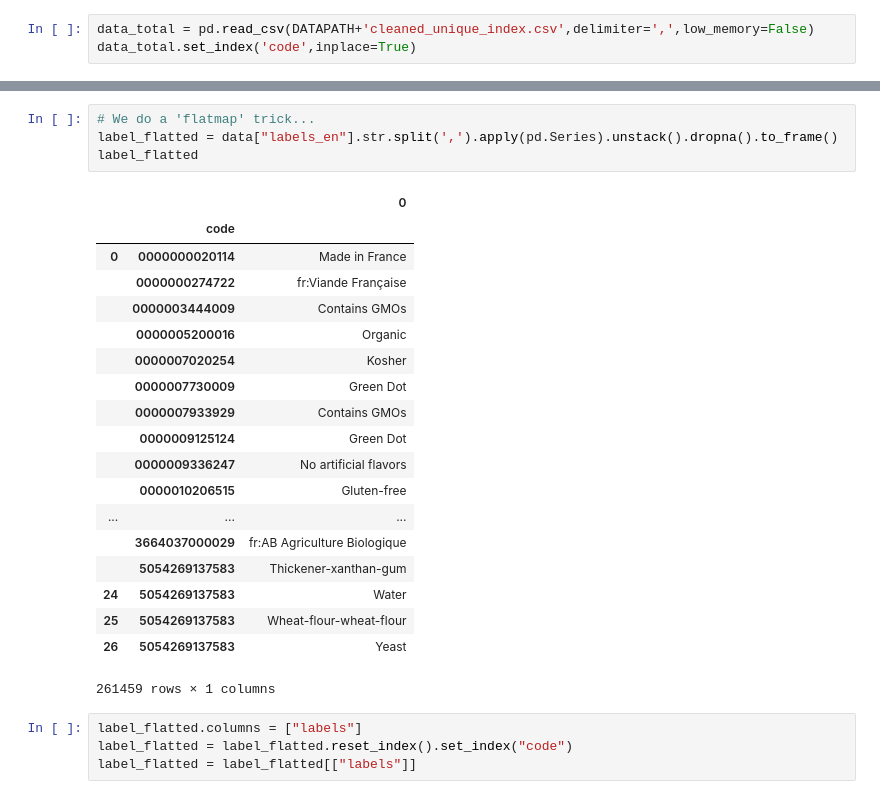
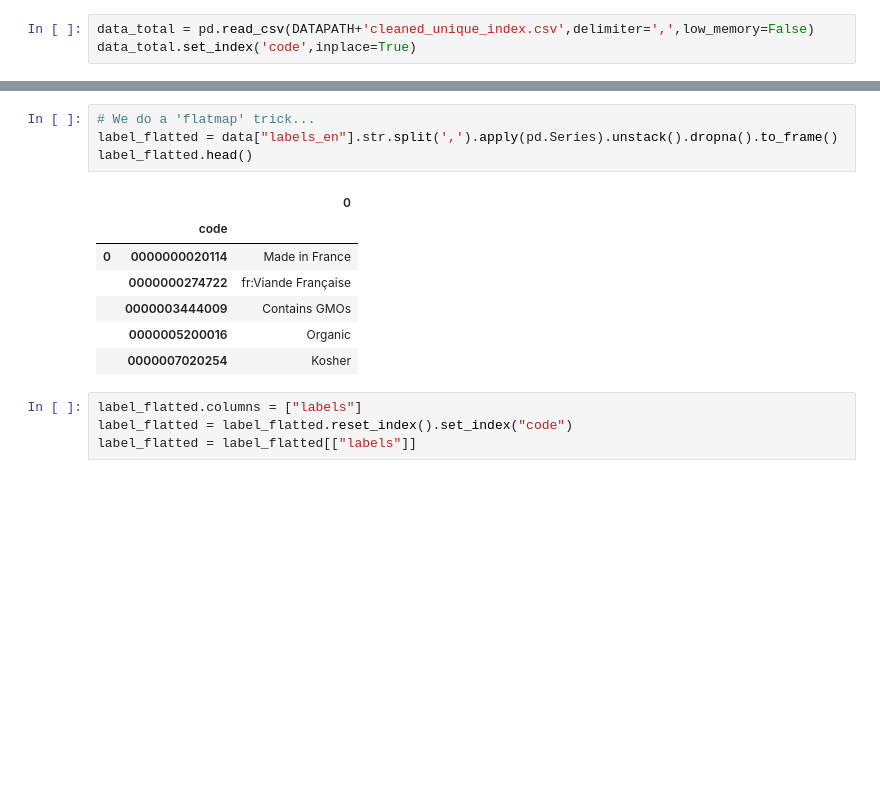
Before and after one commit to lanzrein/ada_project, a Jupyter notebook: Milestone2.ipynb, the cells around one changed output, grey strips where cells are left out. Saved outputs shown, nothing was run; the diff lists cells and outputs as text; blank space fills up the shorter version.

```diff
--- a/Milestone2.ipynb
+++ b/Milestone2.ipynb
@@ -615,27 +679,15 @@ data.head()
 # %%
 # We do a 'flatmap' trick...
 label_flatted = data["labels_en"].str.split(',').apply(pd.Series).unstack().dropna().to_frame()
-label_flatted
+label_flatted.head()
 # %% [output]
 |  |  | 0 |
 |  | code |  |
 | 0 | 0000000020114 | Made in France |
 |  | 0000000274722 | fr:Viande Française |
 |  | 0000003444009 | Contains GMOs |
 |  | 0000005200016 | Organic |
 |  | 0000007020254 | Kosher |
-|  | 0000007730009 | Green Dot |
-|  | 0000007933929 | Contains GMOs |
-|  | 0000009125124 | Green Dot |
-|  | 0000009336247 | No artificial flavors |
-|  | 0000010206515 | Gluten-free |
-| ... | ... | ... |
-|  | 3664037000029 | fr:AB Agriculture Biologique |
-|  | 5054269137583 | Thickener-xanthan-gum |
-| 24 | 5054269137583 | Water |
-| 25 | 5054269137583 | Wheat-flour-wheat-flour |
-| 26 | 5054269137583 | Yeast |
-261459 rows × 1 columns
 # %%
 label_flatted.columns = ["labels"]
 label_flatted = label_flatted.reset_index().set_index("code")
```
Also changed, not shown: parts of 33 cells of this notebook, 1 other file.
